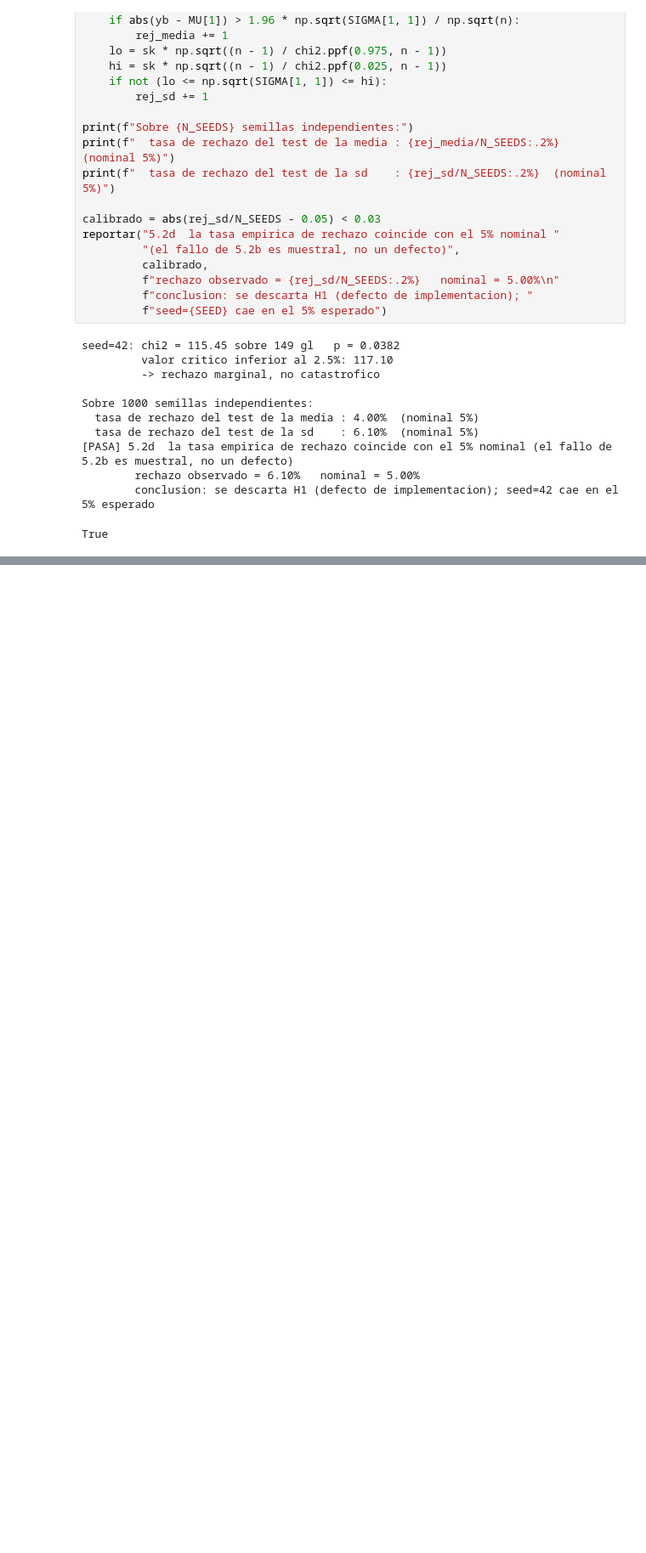
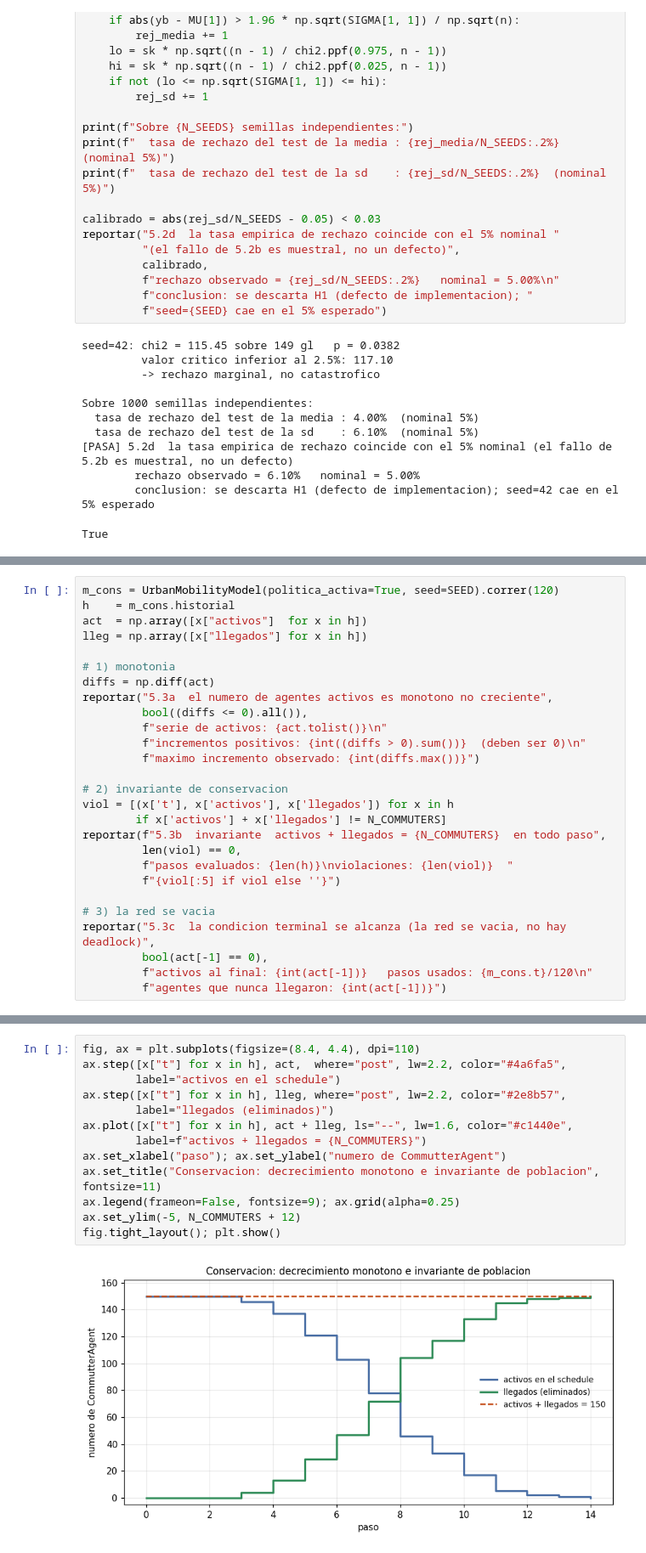
Before and after one commit to Branuvg/lab4_modsim, a Jupyter notebook: abm_bicicletas.ipynb, the cells around one changed output, grey strips where cells are left out. Shown at 85% size. Drawn from its saved outputs; the diff is of its cells as text; blank space fills up the shorter version.

Commit message:
Task 1.3.c: prueba de conservacion y resumen de pruebas

```diff
--- a/abm_bicicletas.ipynb
+++ b/abm_bicicletas.ipynb
@@ -1250,0 +1265,27 @@ True
+# %%
+m_cons = UrbanMobilityModel(politica_activa=True, seed=SEED).correr(120)
+h    = m_cons.historial
+act  = np.array([x["activos"]  for x in h])
+lleg = np.array([x["llegados"] for x in h])
+
+# 1) monotonia
+diffs = np.diff(act)
+reportar("5.3a  el numero de agentes activos es monotono no creciente",
+         bool((diffs <= 0).all()),
+         f"serie de activos: {act.tolist()}\n"
+         f"incrementos positivos: {int((diffs > 0).sum())}  (deben ser 0)\n"
+         f"maximo incremento observado: {int(diffs.max())}")
+
+# 2) invariante de conservacion
+viol = [(x['t'], x['activos'], x['llegados']) for x in h
+        if x['activos'] + x['llegados'] != N_COMMUTERS]
+reportar(f"5.3b  invariante  activos + llegados = {N_COMMUTERS}  en todo paso",
+         len(viol) == 0,
+         f"pasos evaluados: {len(h)}\nviolaciones: {len(viol)}  "
+         f"{viol[:5] if viol else ''}")
+
+# 3) la red se vacia
+reportar("5.3c  la condicion terminal se alcanza (la red se vacia, no hay deadlock)",
+         bool(act[-1] == 0),
+         f"activos al final: {int(act[-1])}   pasos usados: {m_cons.t}/120\n"
+         f"agentes que nunca llegaron: {int(act[-1])}")
@@ -1250,0 +1306,15 @@ True
+# %%
+fig, ax = plt.subplots(figsize=(8.4, 4.4), dpi=110)
+ax.step([x["t"] for x in h], act,  where="post", lw=2.2, color="#4a6fa5",
+        label="activos en el schedule")
+ax.step([x["t"] for x in h], lleg, where="post", lw=2.2, color="#2e8b57",
+        label="llegados (eliminados)")
+ax.plot([x["t"] for x in h], act + lleg, ls="--", lw=1.6, color="#c1440e",
+        label=f"activos + llegados = {N_COMMUTERS}")
+ax.set_xlabel("paso"); ax.set_ylabel("numero de CommutterAgent")
+ax.set_title("Conservacion: decrecimiento monotono e invariante de poblacion", fontsize=11)
+ax.legend(frameon=False, fontsize=9); ax.grid(alpha=0.25)
+ax.set_ylim(-5, N_COMMUTERS + 12)
+fig.tight_layout(); plt.show()
+# %% [output]
+[figure, added]
```
Also changed, not shown: parts of 4 cells of this notebook.
